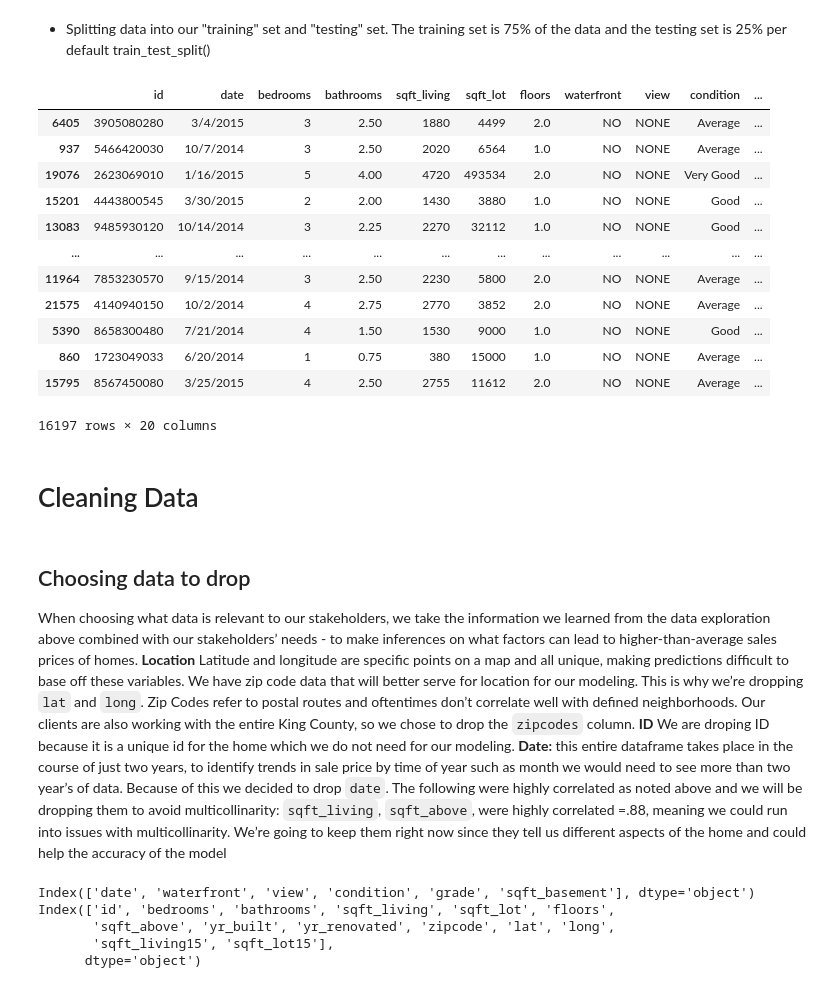
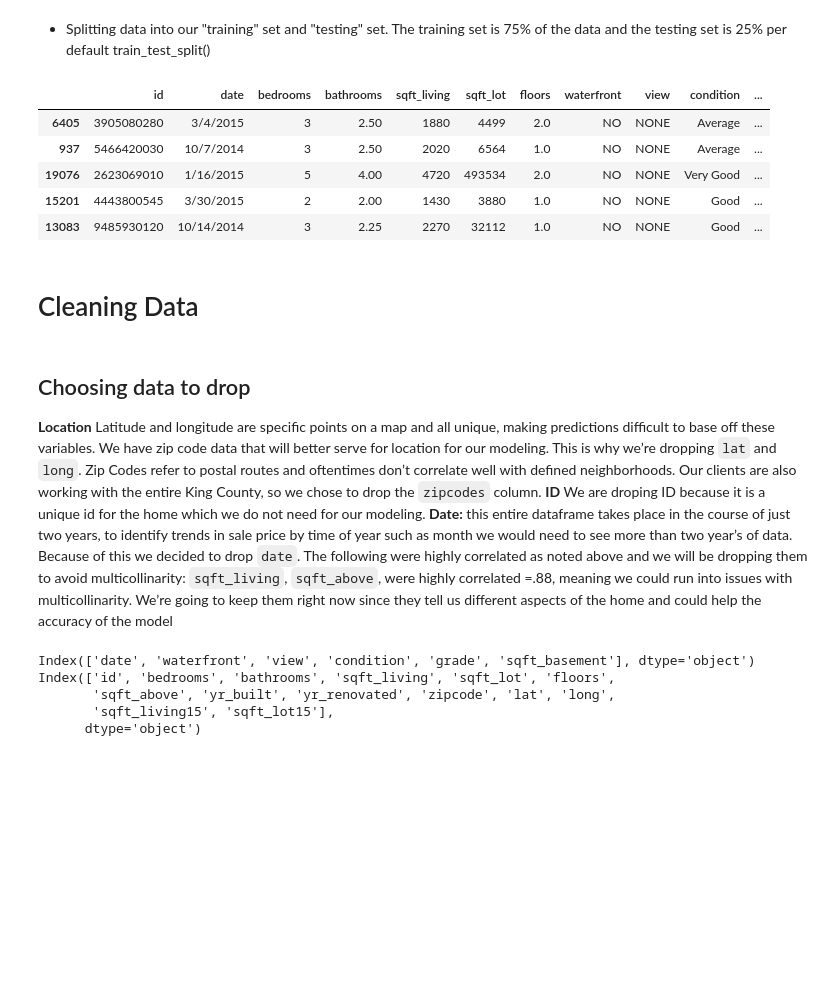
Before and after one commit to 281clo/King_County_House_Data_Analysis, a Jupyter notebook: Project.ipynb, the cells around one changed output. Saved outputs shown, nothing was run; the diff lists cells and outputs as text; code cells hidden in the pictures; blank space fills up the shorter version.

```diff
--- a/Project.ipynb
+++ b/Project.ipynb
@@ -183,26 +173,18 @@ y = df["price"]
 X = df.drop("price", axis=1)
 X_train, X_test, y_train, y_test = train_test_split(X, y, random_state=42)
 # %%
-X_train
+X_train.head()
 # %% [output]
 |  | id | date | bedrooms | bathrooms | sqft_living | sqft_lot | floors | waterfront | view | condition | ... |
 | 6405 | 3905080280 | 3/4/2015 | 3 | 2.50 | 1880 | 4499 | 2.0 | NO | NONE | Average | ... |
 | 937 | 5466420030 | 10/7/2014 | 3 | 2.50 | 2020 | 6564 | 1.0 | NO | NONE | Average | ... |
 | 19076 | 2623069010 | 1/16/2015 | 5 | 4.00 | 4720 | 493534 | 2.0 | NO | NONE | Very Good | ... |
 | 15201 | 4443800545 | 3/30/2015 | 2 | 2.00 | 1430 | 3880 | 1.0 | NO | NONE | Good | ... |
 | 13083 | 9485930120 | 10/14/2014 | 3 | 2.25 | 2270 | 32112 | 1.0 | NO | NONE | Good | ... |
-| ... | ... | ... | ... | ... | ... | ... | ... | ... | ... | ... | ... |
-| 11964 | 7853230570 | 9/15/2014 | 3 | 2.50 | 2230 | 5800 | 2.0 | NO | NONE | Average | ... |
-| 21575 | 4140940150 | 10/2/2014 | 4 | 2.75 | 2770 | 3852 | 2.0 | NO | NONE | Average | ... |
-| 5390 | 8658300480 | 7/21/2014 | 4 | 1.50 | 1530 | 9000 | 1.0 | NO | NONE | Good | ... |
-| 860 | 1723049033 | 6/20/2014 | 1 | 0.75 | 380 | 15000 | 1.0 | NO | NONE | Average | ... |
-| 15795 | 8567450080 | 3/25/2015 | 4 | 2.50 | 2755 | 11612 | 2.0 | NO | NONE | Average | ... |
-16197 rows × 20 columns
 # %% [markdown]
 # Cleaning Data
 # %% [markdown]
 ## Choosing data to drop
-When choosing what data is relevant to our stakeholders, we take the information we learned from the data exploration above combined with our stakeholders’ needs - to make inferences on what factors can lead to higher-than-average sales prices of homes.
 **Location**
 Latitude and longitude are specific points on a map and all unique, making predictions difficult to base off these variables. We have zip code data that will better serve for location for our modeling. This is why we’re dropping `lat` and `long`. Zip Codes refer to postal routes and oftentimes don’t correlate well with defined neighborhoods. Our clients are also working with the entire King County, so we chose to drop the `zipcodes` column.
 **ID**
```
Also changed, not shown: parts of 52 cells of this notebook, 4 other files.
